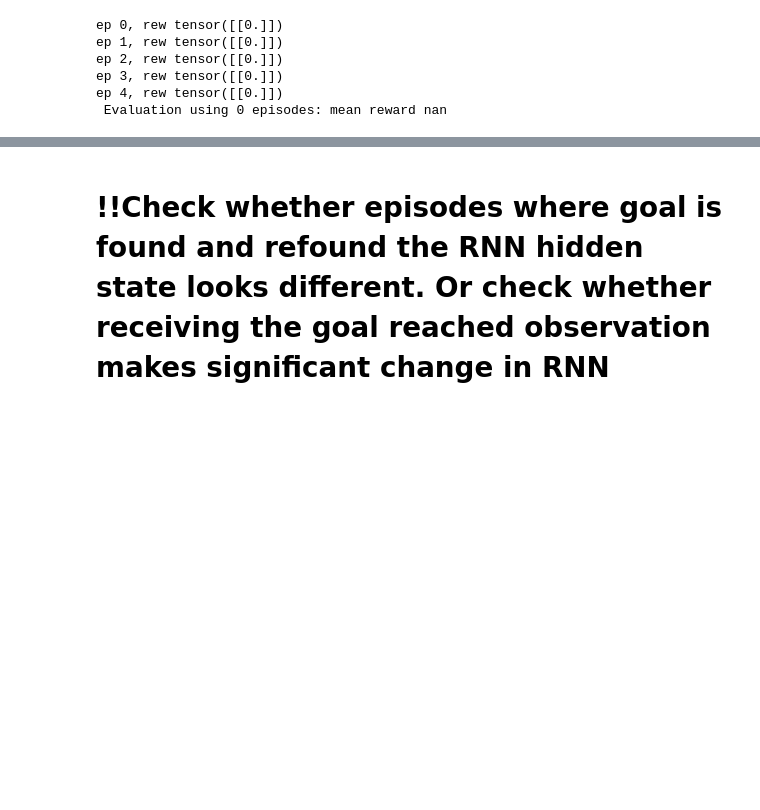
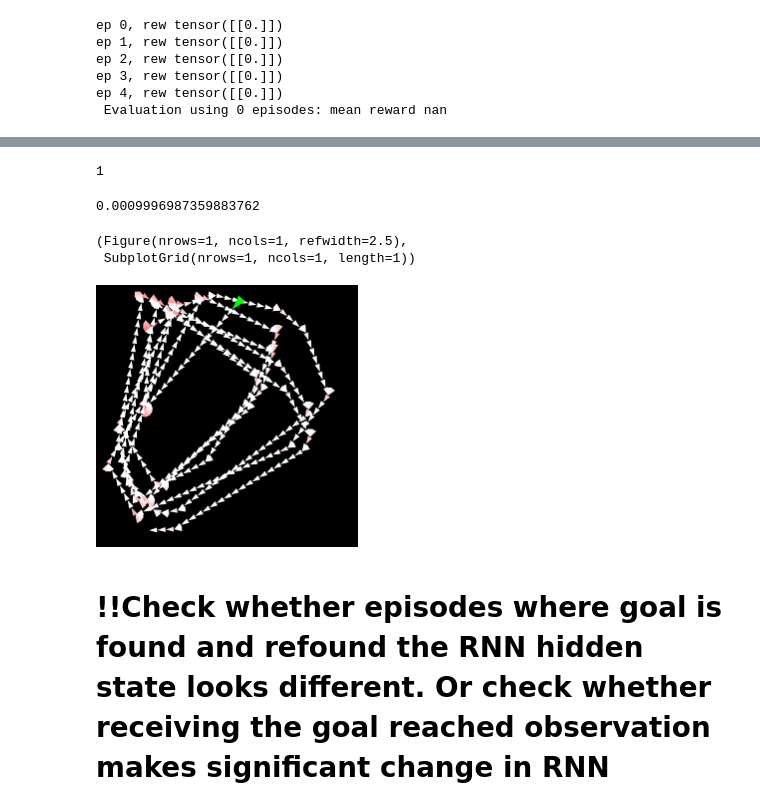
Before and after one commit to liuandrew/ppo_aux, a Jupyter notebook: write_and_test/visualize_behavior.ipynb, the cells around one changed output, grey strips where cells are left out. Drawn from its saved outputs; the diff is of its cells as text; code cells hidden in the pictures; blank space fills up the shorter version.

```diff
--- a/write_and_test/visualize_behavior.ipynb
+++ b/write_and_test/visualize_behavior.ipynb
@@ -71,0 +239,10 @@ ep 4, rew tensor([[0.]])
+# %%
+env_kwargs = {'num_objects': 0, 'rew_structure': 'goal',
+              'task_structure': 3, 'wall_colors': 4, 'num_rays': 12, 'fov': 1,
+              'character_reset_pos': 1,  'one_hot_obs': True,
+              'turn_speed': 0.5, 'move_speed': 10, 'max_steps': 500}
+
+# model, obs_rms = torch.load('../saved_models/4wefc_punish/nav_4wefc_ep0.01mult5arg7_t1.pt')
+model, obs_rms = torch.load('../saved_models/4we_punish/nav_4wallexplore_ep0.02_t2.pt')
+res = evaluate(model, obs_rms, env_kwargs=env_kwargs, num_episodes=10, data_callback=nav_data_callback,
+              verbose=2)
@@ -72,3 +261,29 @@ ep 4, rew tensor([[0.]])
+# %%
+ep = 1
+rew = res['rewards'][ep]
+pos = res['data']['pos'][ep]
+angle = res['data']['angle'][ep]
+
+split_pos = split_by_rew(pos, rew)
+split_angle = split_by_rew(angle, rew)
+split_rew = split_by_rew(rew, rew)
+print(len(split_pos))
+# %% [output]
+1
+# %%
+i = 0
+
+p = split_pos[i]
+a = split_angle[i]
+r = split_rew[i]
+print(compute_search_efficiency(p))
+
+draw_trajectory(p, a, rew=r)
+# %% [output]
+0.0009996987359883762
+(Figure(nrows=1, ncols=1, refwidth=2.5),
+ SubplotGrid(nrows=1, ncols=1, length=1))
+[figure, added]
 # %% [markdown]
 # !!Check whether episodes where goal is found and refound the RNN hidden state looks different. Or check whether receiving the goal reached observation makes significant change in RNN
 # %%
```
Also changed, not shown: parts of 17 cells of this notebook, 8 other files.
